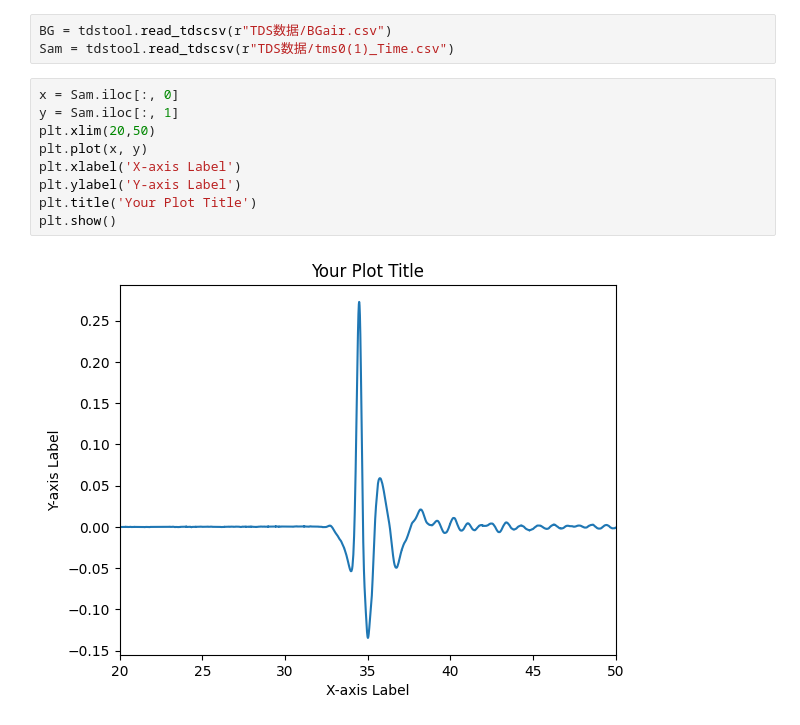
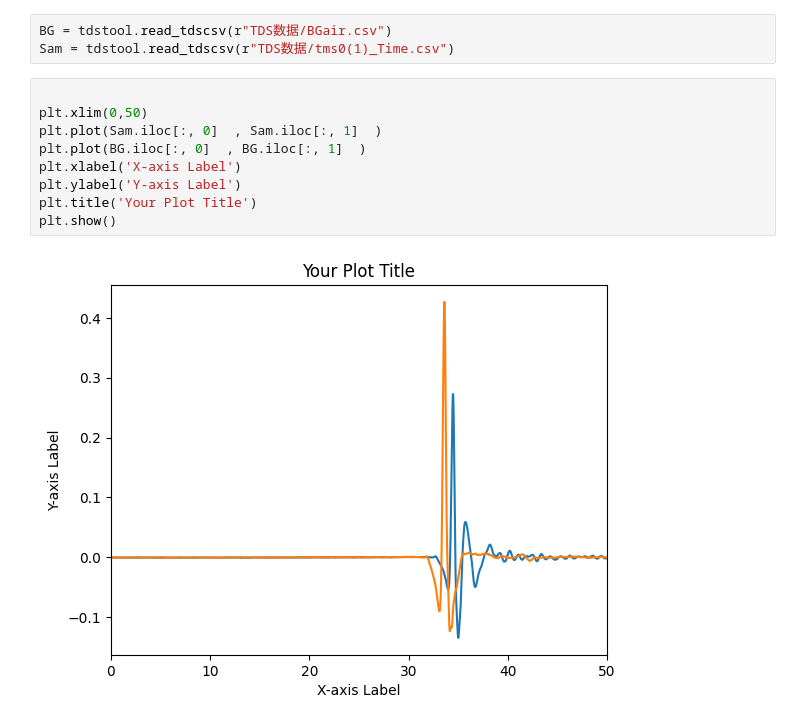
Before and after one commit to Cheesz-ball/THz-TDS_tool, a Jupyter notebook: test.ipynb, the cells around one changed output. Cells and saved outputs as stored; diff of their text form.

```diff
--- a/test.ipynb
+++ b/test.ipynb
@@ -7,16 +7,16 @@ from matplotlib import pyplot as plt
 BG = tdstool.read_tdscsv(r"TDS数据/BGair.csv")
 Sam = tdstool.read_tdscsv(r"TDS数据/tms0(1)_Time.csv")
 # %%
-x = Sam.iloc[:, 0]
-y = Sam.iloc[:, 1]
-plt.xlim(20,50)
-plt.plot(x, y)
+
+plt.xlim(0,50)
+plt.plot(Sam.iloc[:, 0]  , Sam.iloc[:, 1]  )
+plt.plot(BG.iloc[:, 0]  , BG.iloc[:, 1]  )
 plt.xlabel('X-axis Label')
 plt.ylabel('Y-axis Label')
 plt.title('Your Plot Title')
 plt.show()
 # %% [output]
-[figure, old version]
+[figure, new version]
 # %%
 import numpy as np
 import matplotlib.pyplot as plt
```
Also changed, not shown: parts of 6 cells of this notebook, 3 other files.
